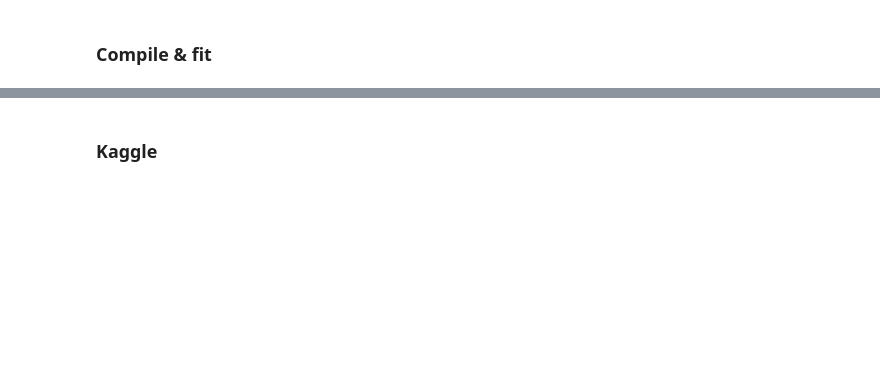
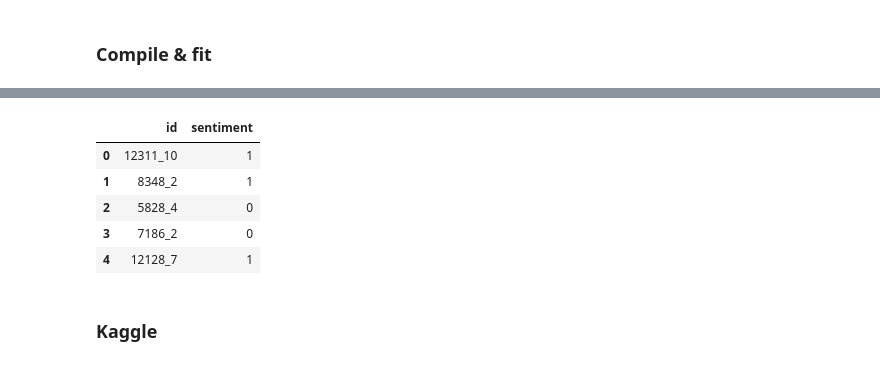
Before and after one commit to danylokos/kg-reviews, a Jupyter notebook: kg-reviews.ipynb, the cells around one changed output, grey strips where cells are left out. Cells and saved outputs as stored; diff of their text form; code cells hidden in the pictures; blank space fills up the shorter version.

```diff
--- a/kg-reviews.ipynb
+++ b/kg-reviews.ipynb
@@ -190,0 +220,5 @@ print("Test accuracy = ", acc)
+# %%
+# del model
+
+model = load_model('model.h5')
+model.summary()
@@ -190,0 +259,18 @@ print("Test accuracy = ", acc)
+# %%
+X_sub_test = data['review'].values
+X_sub_test_indices = sentences_to_indices(X_sub_test, word_to_index, max_len)
+# %%
+Y_sub_pred = model.predict(X_sub_test_indices).flatten()
+Y_sub_pred = (Y_sub_pred > 0.5).astype(int)
+# %%
+ids = sub_test['id']
+labels = pd.Series(Y_sub_pred, name="sentiment")
+submission = pd.concat([ids, labels], axis=1)
+submission.head()
+# %% [output]
+|  | id | sentiment |
+| 0 | 12311_10 | 1 |
+| 1 | 8348_2 | 1 |
+| 2 | 5828_4 | 0 |
+| 3 | 7186_2 | 0 |
+| 4 | 12128_7 | 1 |
```
Also changed, not shown: parts of 16 cells of this notebook.
